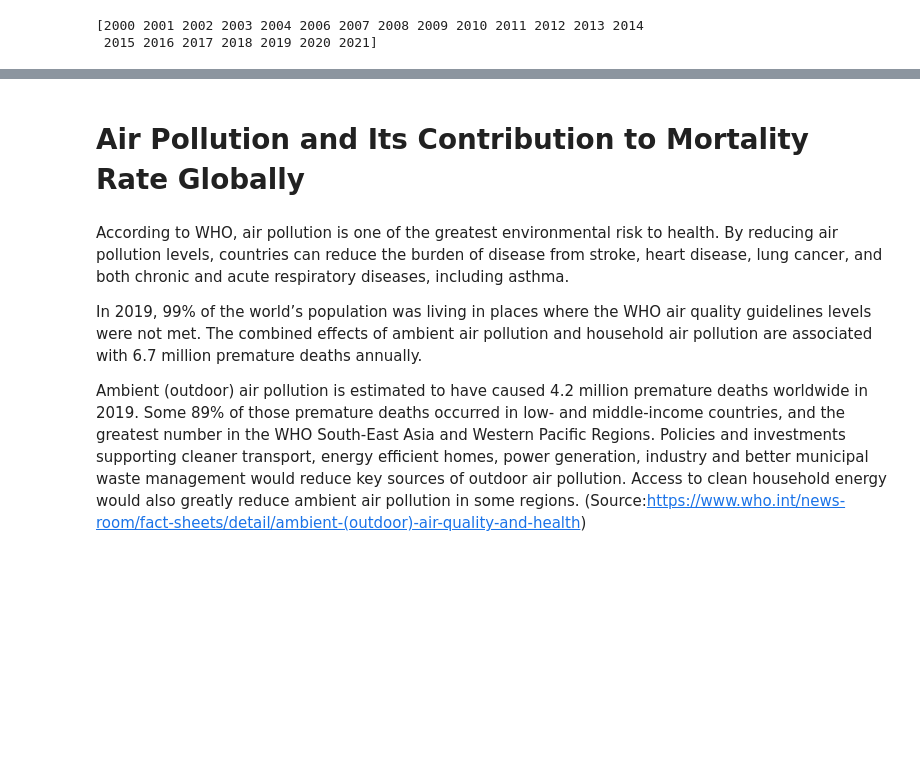
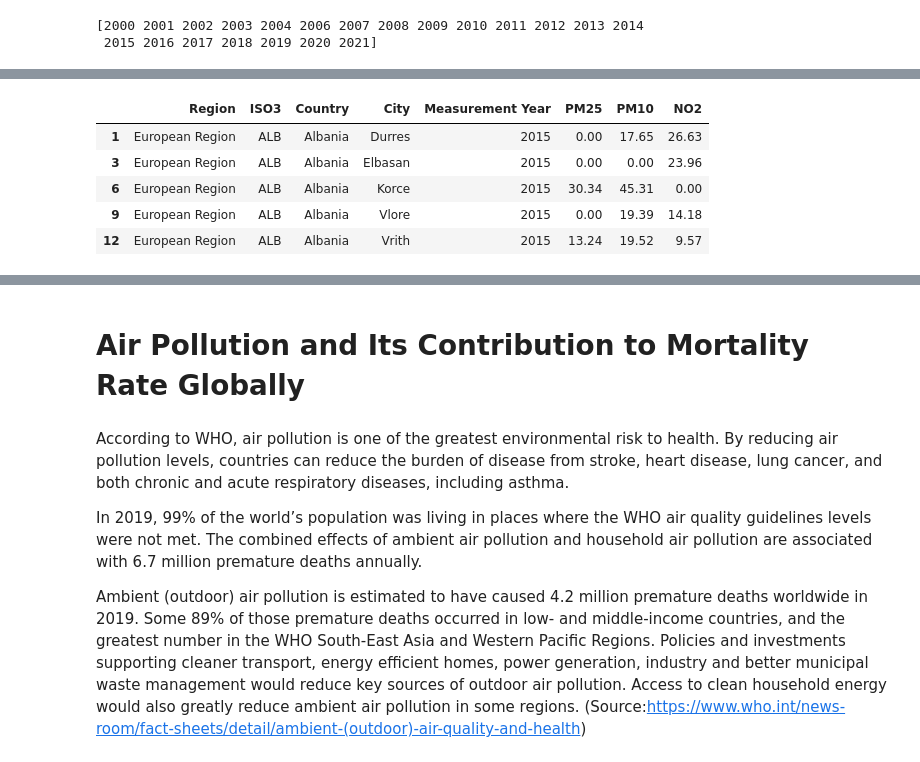
Before and after one commit to sameenshahzad/Project-3_Group-13, a Jupyter notebook: AQ_Data_ETL.ipynb, the cells around one changed output, grey strips where cells are left out. Saved outputs shown, nothing was run; the diff lists cells and outputs as text; code cells hidden in the pictures; blank space fills up the shorter version.

```diff
--- a/AQ_Data_ETL.ipynb
+++ b/AQ_Data_ETL.ipynb
@@ -393,0 +354,11 @@ memory usage: 2.7+ MB
+# %%
+# Extract the data for the year 2015
+df_2015 = df[df['Measurement Year'] == 2015]
+df_2015.head()
+# %% [output]
+|  | Region | ISO3 | Country | City | Measurement Year | PM25 | PM10 | NO2 |
+| 1 | European Region | ALB | Albania | Durres | 2015 | 0.00 | 17.65 | 26.63 |
+| 3 | European Region | ALB | Albania | Elbasan | 2015 | 0.00 | 0.00 | 23.96 |
+| 6 | European Region | ALB | Albania | Korce | 2015 | 30.34 | 45.31 | 0.00 |
+| 9 | European Region | ALB | Albania | Vlore | 2015 | 0.00 | 19.39 | 14.18 |
+| 12 | European Region | ALB | Albania | Vrith | 2015 | 13.24 | 19.52 | 9.57 |
```
Also changed, not shown: parts of 28 cells of this notebook, 7 other files.
